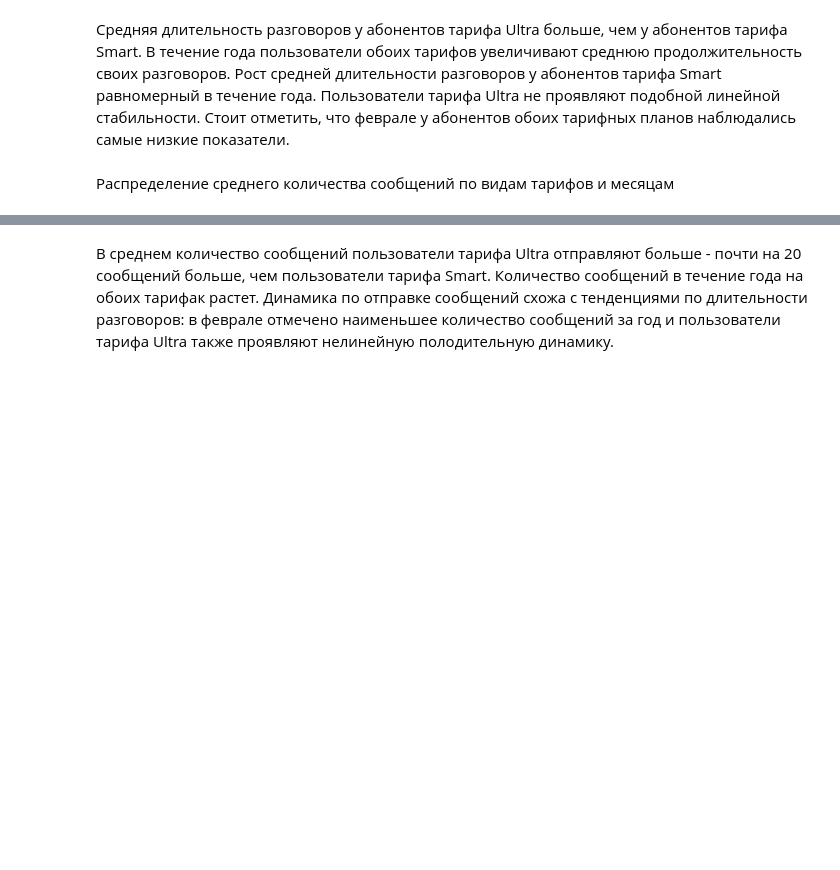
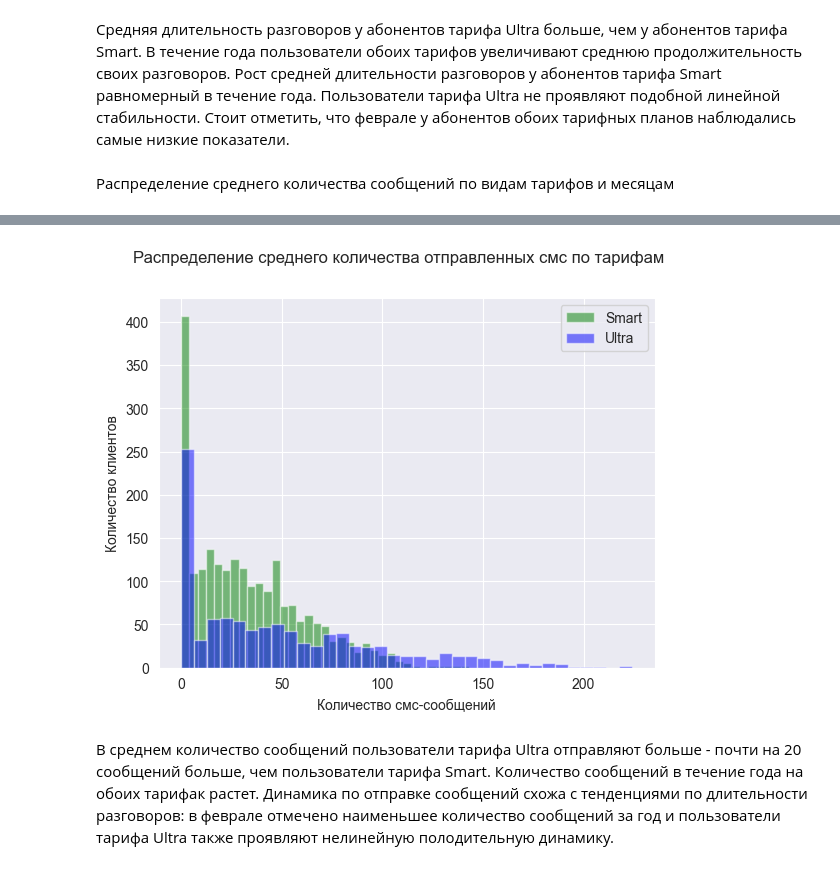
Before and after one commit to AndaisRin/yandex_praktikum_projects, a Jupyter notebook: 04_tariff_project/04_tariff_project.ipynb, the cells around one changed output, grey strips where cells are left out. Saved outputs shown, nothing was run; the diff lists cells and outputs as text; code cells hidden in the pictures; blank space fills up the shorter version.

```diff
--- a/04_tariff_project/04_tariff_project.ipynb
+++ b/04_tariff_project/04_tariff_project.ipynb
@@ -366,6 +609,13 @@ ax.set(xlabel='Номер месяца', ylabel='Среднее количест
 # %%
 user_behavior[user_behavior['tariff'] =='smart']['messages'].hist(bins=35, alpha=0.5, color='green')
-user_behavior[user_behavior['tariff'] =='ultra']['messages'].hist(bins=35, alpha=0.5, color='blue');
+user_behavior[user_behavior['tariff'] =='ultra']['messages'].hist(bins=35, alpha=0.5, color='blue')
+plt.legend(['Smart', 'Ultra'])
+plt.xlabel('Количество смс-сообщений')
+plt.ylabel('Количество клиентов')
+plt.suptitle('Распределение среднего количества отправленных смс по тарифам')
+plt.show()
+# %% [output]
+[figure, added]
 # %% [markdown]
 В среднем количество сообщений пользователи тарифа Ultra отправляют больше - почти на 20 сообщений больше, чем пользователи тарифа Smart. Количество сообщений в течение года на обоих тарифак растет. Динамика по отправке сообщений схожа с тенденциями по длительности разговоров: в феврале отмечено наименьшее количество сообщений за год и пользователи тарифа Ultra также проявляют нелинейную полодительную динамику.
 # %%
```
Also changed, not shown: parts of 39 cells of this notebook.
